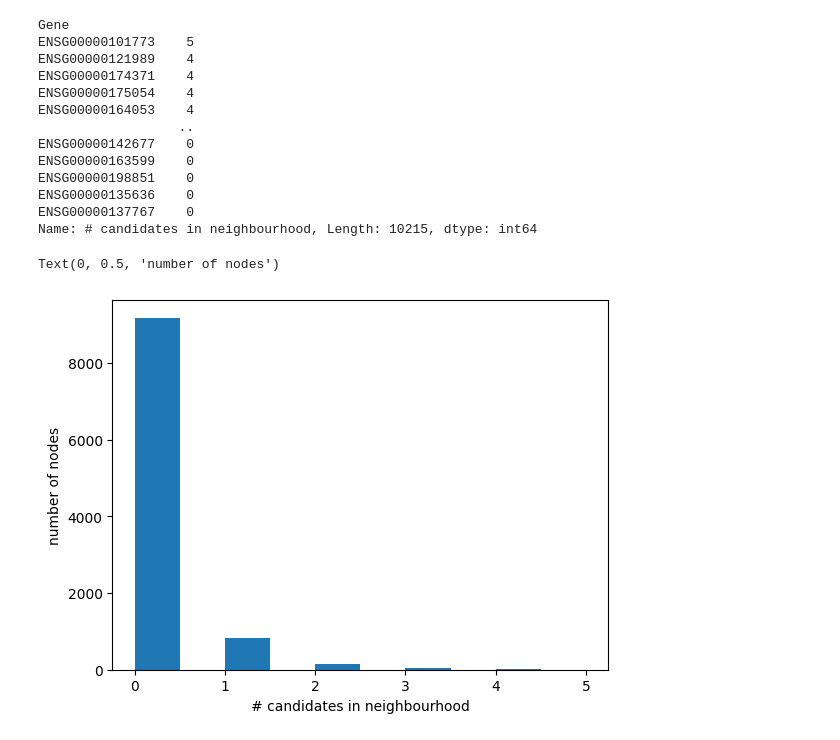
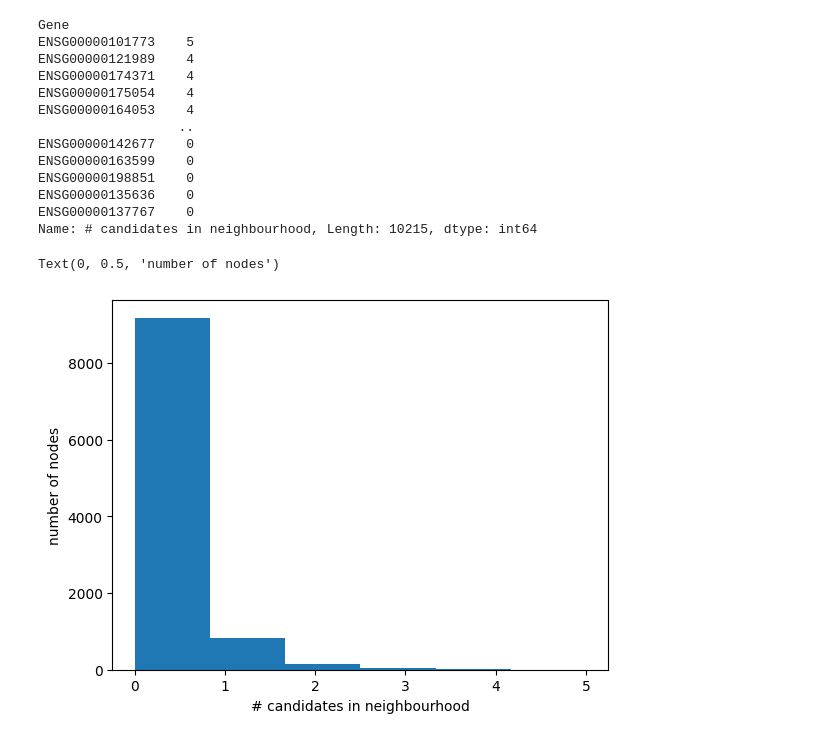
Before and after one commit to jjjk123/grexome-TIMC-Secondary-interactome, a Jupyter notebook: Interactome/humanInteractomeAnalysis.ipynb, the cells around one changed output. Saved outputs shown, nothing was run; the diff lists cells and outputs as text; code cells hidden in the pictures.

```diff
--- a/Interactome/humanInteractomeAnalysis.ipynb
+++ b/Interactome/humanInteractomeAnalysis.ipynb
@@ -64,9 +79,9 @@ ENSG00000135636    0
 ENSG00000137767    0
 Name: # candidates in neighbourhood, Length: 10215, dtype: int64
 # %%
-ax = s.plot.hist()
+ax = s.plot.hist(bins=len(set(s.values)))
 ax.set_xlabel("# candidates in neighbourhood")
 ax.set_ylabel("number of nodes")
 # %% [output]
 Text(0, 0.5, 'number of nodes')
-[figure, old version]
+[figure, new version]
```
Also changed, not shown: parts of 16 cells of this notebook.
